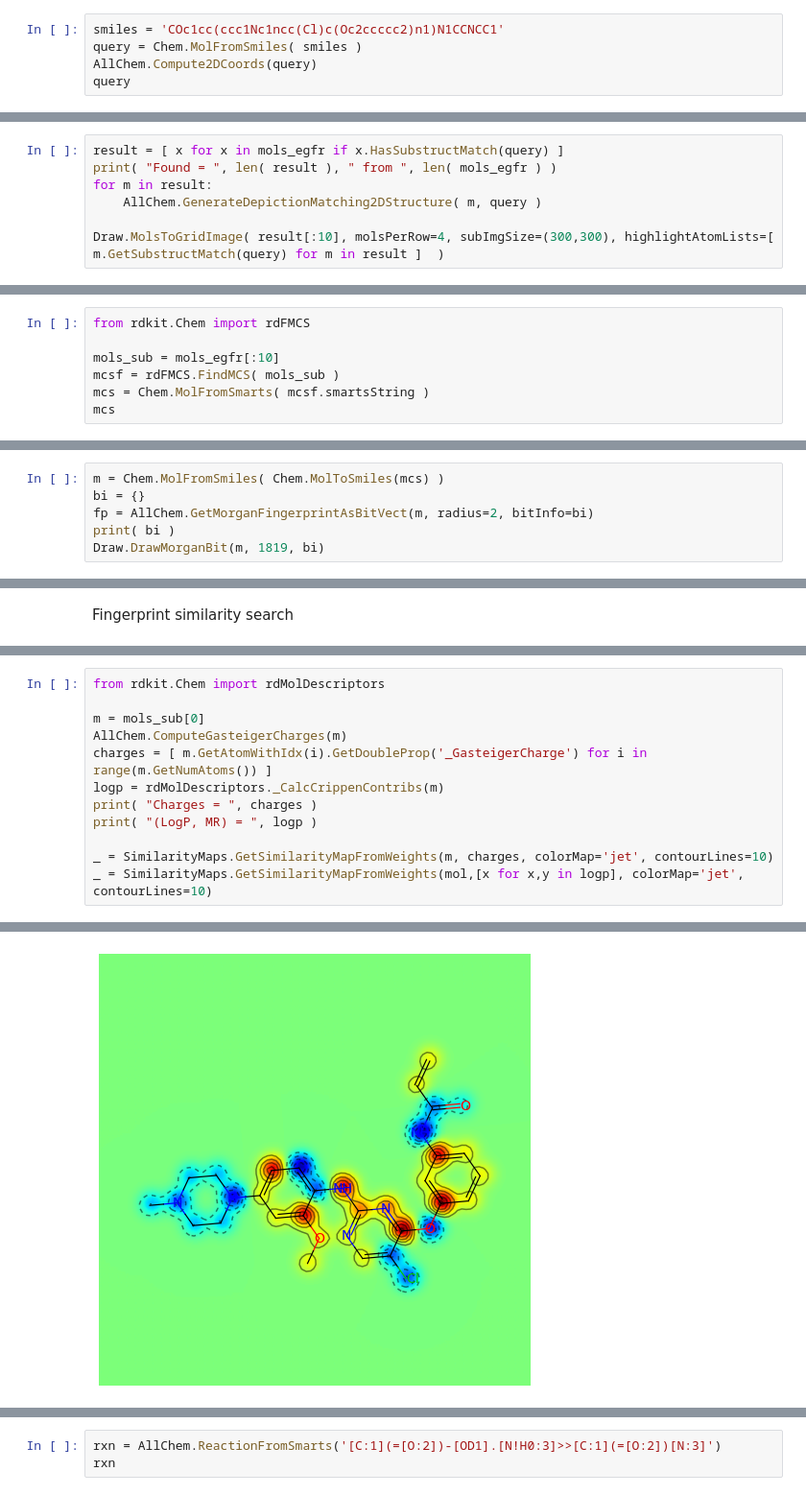
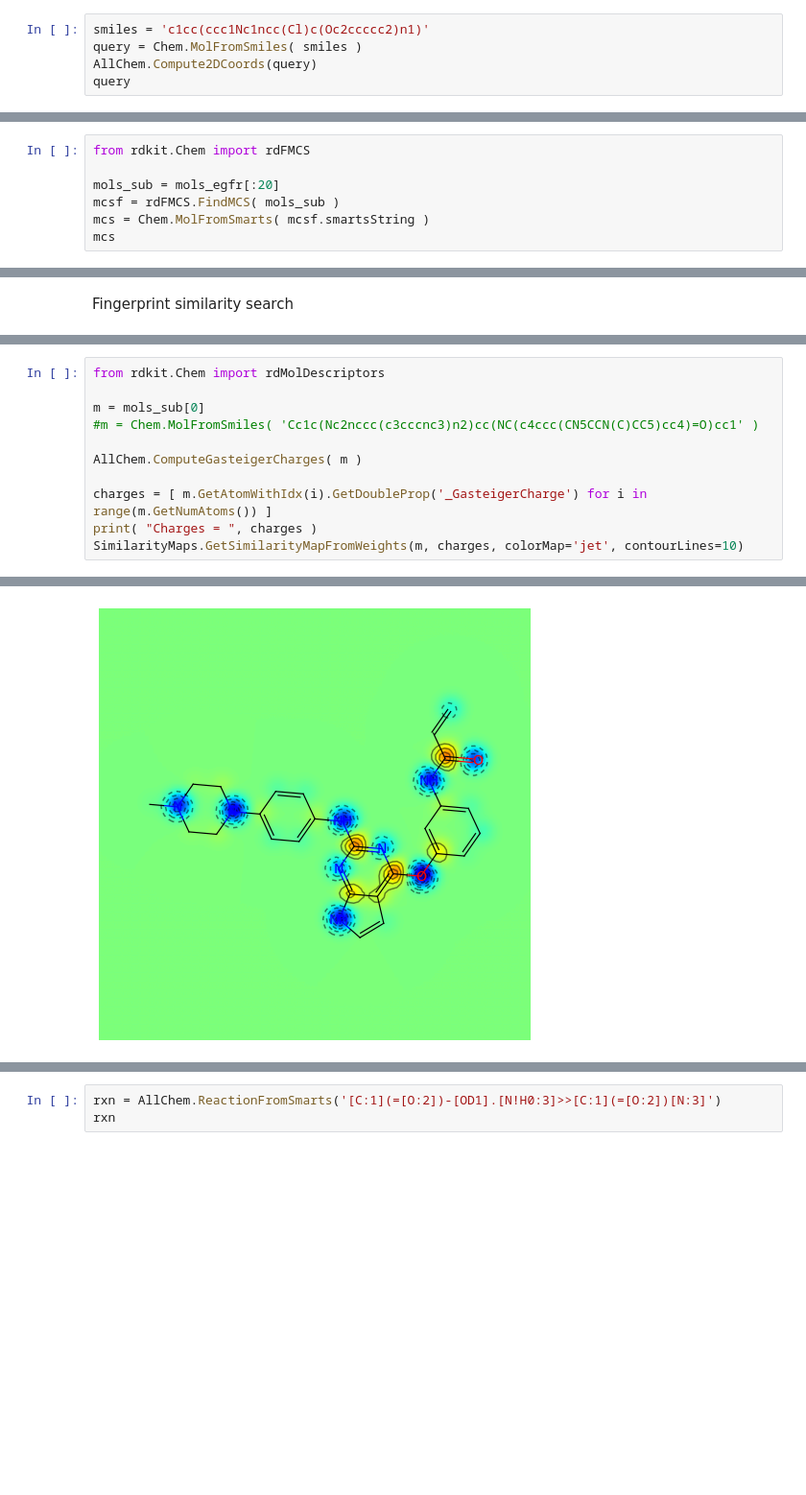
Before and after one commit to chchae/VSCourse, a Jupyter notebook: rdkit/RDKit_Tuturial_01.ipynb, the cells around one changed output, grey strips where cells are left out. Shown at 96% size. Cells and saved outputs as stored; diff of their text form; blank space fills up the shorter version.

```diff
--- a/rdkit/RDKit_Tuturial_01.ipynb
+++ b/rdkit/RDKit_Tuturial_01.ipynb
@@ -112,7 +103,7 @@ Draw.MolsToGridImage( mols_egfr[0:10], molsPerRow=4, subImgSize=(300,300) )
 # %% [markdown]
 Substructure search
 # %%
-smiles = 'COc1cc(ccc1Nc1ncc(Cl)c(Oc2ccccc2)n1)N1CCNCC1'
+smiles = 'c1cc(ccc1Nc1ncc(Cl)c(Oc2ccccc2)n1)'
 query = Chem.MolFromSmiles( smiles )
 AllChem.Compute2DCoords(query)
 query
@@ -131,7 +121,0 @@ Found =  70  from  306
-# %%
-result = [ x for x in mols_egfr if x.HasSubstructMatch(query) ]
-print( "Found = ", len( result ), " from ", len( mols_egfr ) )
-for m in result:
-    AllChem.GenerateDepictionMatching2DStructure( m, query )
-
-Draw.MolsToGridImage( result[:10], molsPerRow=4, subImgSize=(300,300), highlightAtomLists=[ m.GetSubstructMatch(query) for m in result ]  )
@@ -143,7 +124,7 @@ MCS
 # %%
 from rdkit.Chem import rdFMCS
 
-mols_sub = mols_egfr[:10]
+mols_sub = mols_egfr[:20]
 mcsf = rdFMCS.FindMCS( mols_sub )
 mcs = Chem.MolFromSmarts( mcsf.smartsString )
 mcs
@@ -189,6 +170,0 @@ Draw.DrawMorganBits( mfps, molsPerRow=4, subImgSize=(150,150), legends=[ str(x)
-# %%
-m = Chem.MolFromSmiles( Chem.MolToSmiles(mcs) )
-bi = {}
-fp = AllChem.GetMorganFingerprintAsBitVect(m, radius=2, bitInfo=bi)
-print( bi )
-Draw.DrawMorganBit(m, 1819, bi)
@@ -267,13 +215,12 @@ Fingerprint descriptors map
 from rdkit.Chem import rdMolDescriptors
 
 m = mols_sub[0]
-AllChem.ComputeGasteigerCharges(m)
+#m = Chem.MolFromSmiles( 'Cc1c(Nc2nccc(c3cccnc3)n2)cc(NC(c4ccc(CN5CCN(C)CC5)cc4)=O)cc1' )
+
+AllChem.ComputeGasteigerCharges( m )
+
 charges = [ m.GetAtomWithIdx(i).GetDoubleProp('_GasteigerCharge') for i in range(m.GetNumAtoms()) ]
-logp = rdMolDescriptors._CalcCrippenContribs(m)
 print( "Charges = ", charges )
-print( "(LogP, MR) = ", logp )
-
-_ = SimilarityMaps.GetSimilarityMapFromWeights(m, charges, colorMap='jet', contourLines=10)
-_ = SimilarityMaps.GetSimilarityMapFromWeights(mol,[x for x,y in logp], colorMap='jet', contourLines=10)
+SimilarityMaps.GetSimilarityMapFromWeights(m, charges, colorMap='jet', contourLines=10)
 # %% [output]
 Charges =  [-0.09358991854301577, -0.003956975576191903, 0.24726456668062793, -0.2696480622101046, -0.3223931149276884, 0.04467408980828689, -0.038251682852486216, -0.05649333244031857, -0.01907771727 ...
@@ -281,2 +227,2 @@ Charges =  [-0.09358991854301577, -0.003956975576191903, 0.24726456668062793, -0
 [figure]
-[figure, old version]
+[figure, new version]
```
Also changed, not shown: parts of 33 cells of this notebook.
